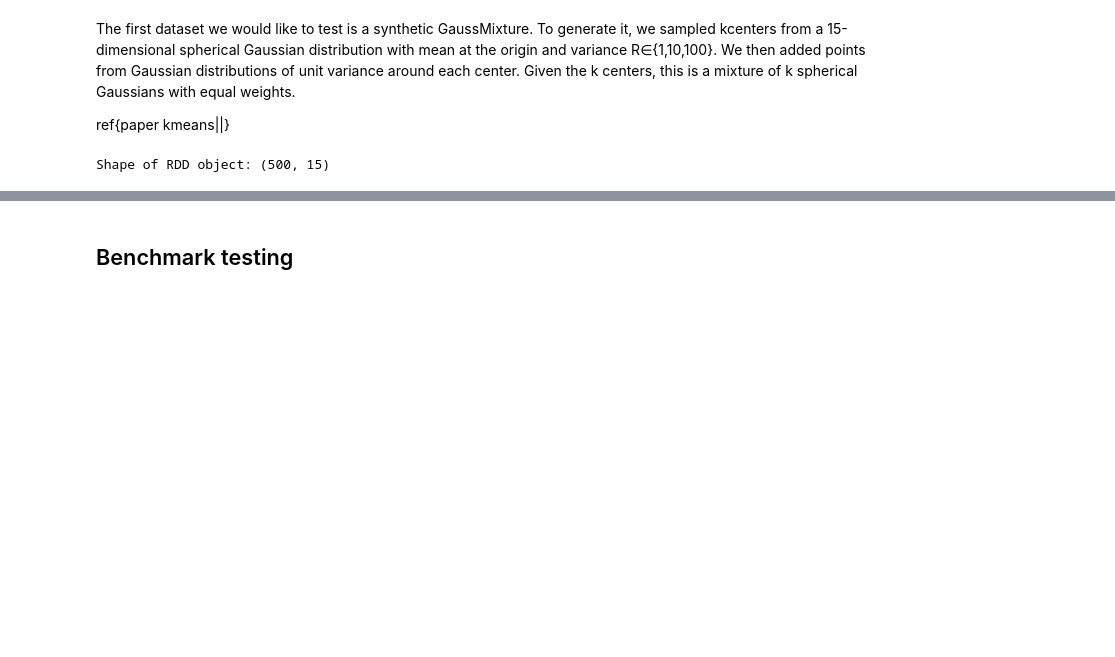
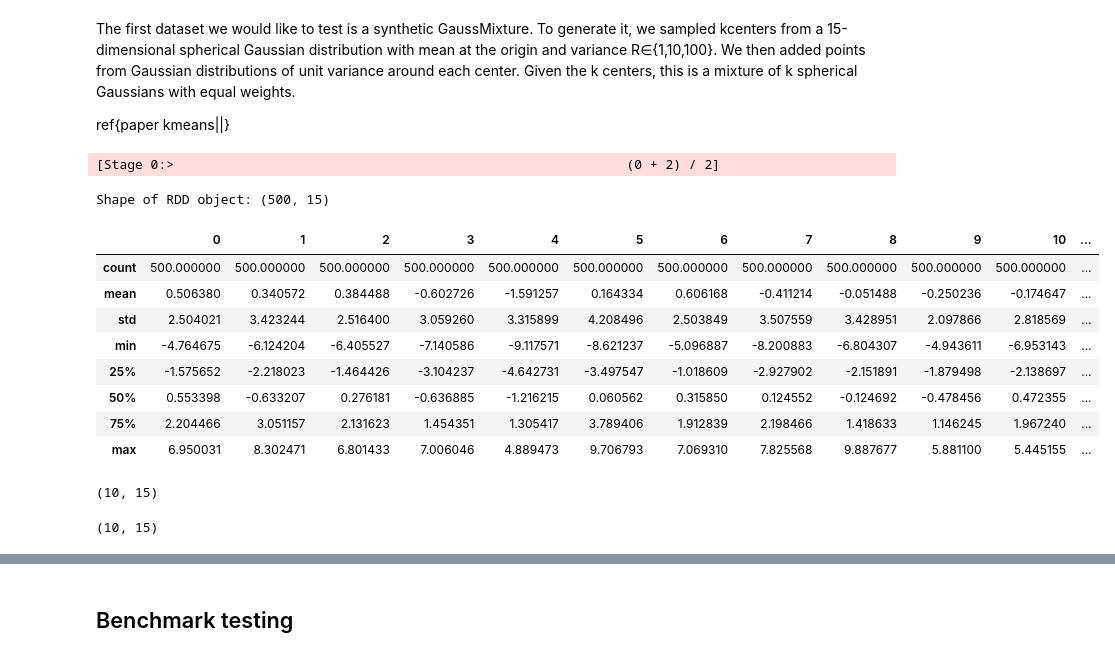
Before and after one commit to GiacomoGasparotto/Distributed-K-means, a Jupyter notebook: benchmark.ipynb, the cells around one changed output, grey strips where cells are left out. Drawn from its saved outputs; the diff is of its cells as text; code cells hidden in the pictures; blank space fills up the shorter version.

```diff
--- a/benchmark.ipynb
+++ b/benchmark.ipynb
@@ -227,0 +241,6 @@ To adjust logging level use sc.setLogLevel(newLevel). For SparkR, use setLogLeve
+# %%
+# creating a sparkSession
+spark = sparkSetup("kMeans")
+sc = spark.sparkContext
+# exporting the src module
+sc.addPyFile("src.tar.gz") # telling spark where to find the python binary
@@ -253,43 +277,65 @@ The first dataset we would like to test is a synthetic GaussMixture. To generate
 
 ref{paper kmeans||}
 # %%
-# Generated dataset
-
-# Parameters
 def gauss_mixture(
     num_points_per_cluster = 50,
     num_clusters = 10, # k centers
     dim = 15,
     R = 10 # center variances
 ):
-
     seed = 42
     np.random.seed(seed)
-
     # Centers generation N(0, R*I)
     centers = np.random.normal(loc=0, scale=np.sqrt(R), size=(num_clusters, dim))
-
     # Point generation N(center, I) for each cluster
     data = np.concatenate(
         [center + np.random.randn(num_points_per_cluster, dim) for center in centers],
         axis=0
     )
+    # Distributes and stores in memory data across worker nodes
+    gm_data_rdd = sc.parallelize([row for row in data])
+    gm_data_rdd = gm_data_rdd.persist()
 
-    data_rdd = sc.parallelize([row for row in data])
-    data_rdd = data_rdd.persist()
-
-    return data_rdd
+    return gm_data_rdd
 # %%
 # try to generate data
-data_rdd = gauss_mixture()
+gm10_data_rdd = gauss_mixture()  # R=10, k=10, shape=(500, 15)
 # %%
-num_elements = data_rdd.count()
-element_dim = len(data_rdd.first())
+num_elements = gm10_data_rdd.count()
+element_dim = len(gm10_data_rdd.first())
 print(f"Shape of RDD object: ({num_elements}, {element_dim})")
 # %% [output]
-Shape of RDD object: (500, 15)
+[Stage 0:>                                                          (0 + 2) / 2]
+Shape of RDD object: (500, 15)
 # %%
 # Convert to numpy array
-data_list = data_rdd.collect()
-data_array = np.array(data_list)
+gm10_data_list = gm10_data_rdd.collect()
+gm10_data_array = np.array(gm10_data_list)
+# %%
+gm10_df = pd.DataFrame(gm10_data_array)
+gm10_df.describe()
+# %% [output]
+|  | 0 | 1 | 2 | 3 | 4 | 5 | 6 | 7 | 8 | 9 | 10 | ... |
+| count | 500.000000 | 500.000000 | 500.000000 | 500.000000 | 500.000000 | 500.000000 | 500.000000 | 500.000000 | 500.000000 | 500.000000 | 500.000000 | ... |
+| mean | 0.506380 | 0.340572 | 0.384488 | -0.602726 | -1.591257 | 0.164334 | 0.606168 | -0.411214 | -0.051488 | -0.250236 | -0.174647 | ... |
+| std | 2.504021 | 3.423244 | 2.516400 | 3.059260 | 3.315899 | 4.208496 | 2.503849 | 3.507559 | 3.428951 | 2.097866 | 2.818569 | ... |
+| min | -4.764675 | -6.124204 | -6.405527 | -7.140586 | -9.117571 | -8.621237 | -5.096887 | -8.200883 | -6.804307 | -4.943611 | -6.953143 | ... |
+| 25% | -1.575652 | -2.218023 | -1.464426 | -3.104237 | -4.642731 | -3.497547 | -1.018609 | -2.927902 | -2.151891 | -1.879498 | -2.138697 | ... |
+| 50% | 0.553398 | -0.633207 | 0.276181 | -0.636885 | -1.216215 | 0.060562 | 0.315850 | 0.124552 | -0.124692 | -0.478456 | 0.472355 | ... |
+| 75% | 2.204466 | 3.051157 | 2.131623 | 1.454351 | 1.305417 | 3.789406 | 1.912839 | 2.198466 | 1.418633 | 1.146245 | 1.967240 | ... |
+| max | 6.950031 | 8.302471 | 6.801433 | 7.006046 | 4.889473 | 9.706793 | 7.069310 | 7.825568 | 9.887677 | 5.881100 | 5.445155 | ... |
+# %%
+k = 10
+l = 2*k
+centroids = kMeansParallel_init(gm10_data_rdd, k, l)
+
+print(centroids.shape)
+# %% [output]
+(10, 15)
+# %%
+final_centroids = miniBatchKMeans(gm10_data_rdd, centroids)
+
+print(final_centroids.shape)
+# %% [output]
+(10, 15)
 # %%
```
Also changed, not shown: parts of 15 cells of this notebook.
